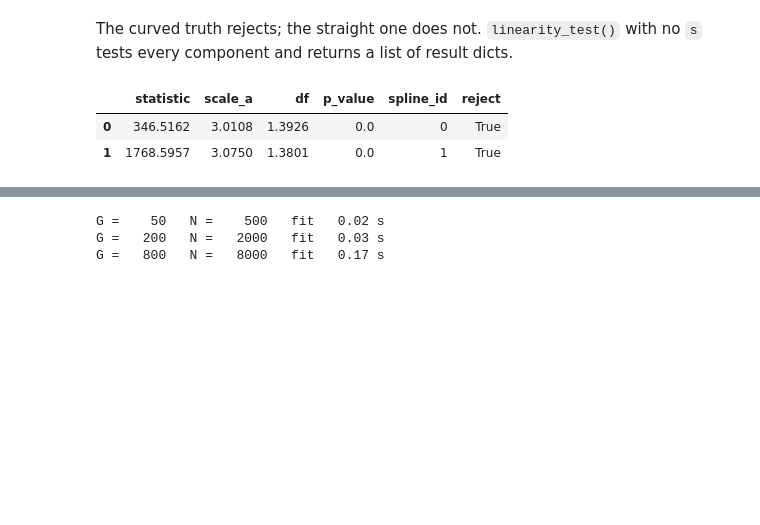
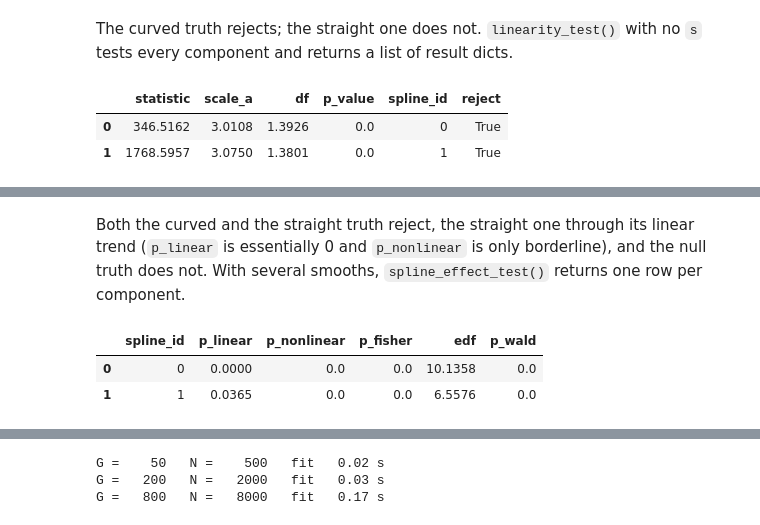
Before and after one commit to rrrrn/torchpalmm, a Jupyter notebook: examples/vignette.ipynb, the cells around one changed output, grey strips where cells are left out. Cells and saved outputs as stored; diff of their text form; code cells hidden in the pictures; blank space fills up the shorter version.

```diff
--- a/examples/vignette.ipynb
+++ b/examples/vignette.ipynb
@@ -393,0 +445,8 @@ pd.DataFrame(ssm2.linearity_test()).round(4)     # both components of the two-sm
+# %% [markdown]
+Both the curved and the straight truth reject, the straight one through its linear trend (`p_linear` is essentially 0 and `p_nonlinear` is only borderline), and the null truth does not. With several smooths, `spline_effect_test()` returns one row per component.
+# %%
+ssm2.spline_effect_test()[["spline_id", "p_linear", "p_nonlinear", "p_fisher", "edf", "p_wald"]].round(4)
+# %% [output]
+|  | spline_id | p_linear | p_nonlinear | p_fisher | edf | p_wald |
+| 0 | 0 | 0.0000 | 0.0 | 0.0 | 10.1358 | 0.0 |
+| 1 | 1 | 0.0365 | 0.0 | 0.0 | 6.5576 | 0.0 |
```
Also changed, not shown: parts of 9 cells of this notebook, 4 other files.
